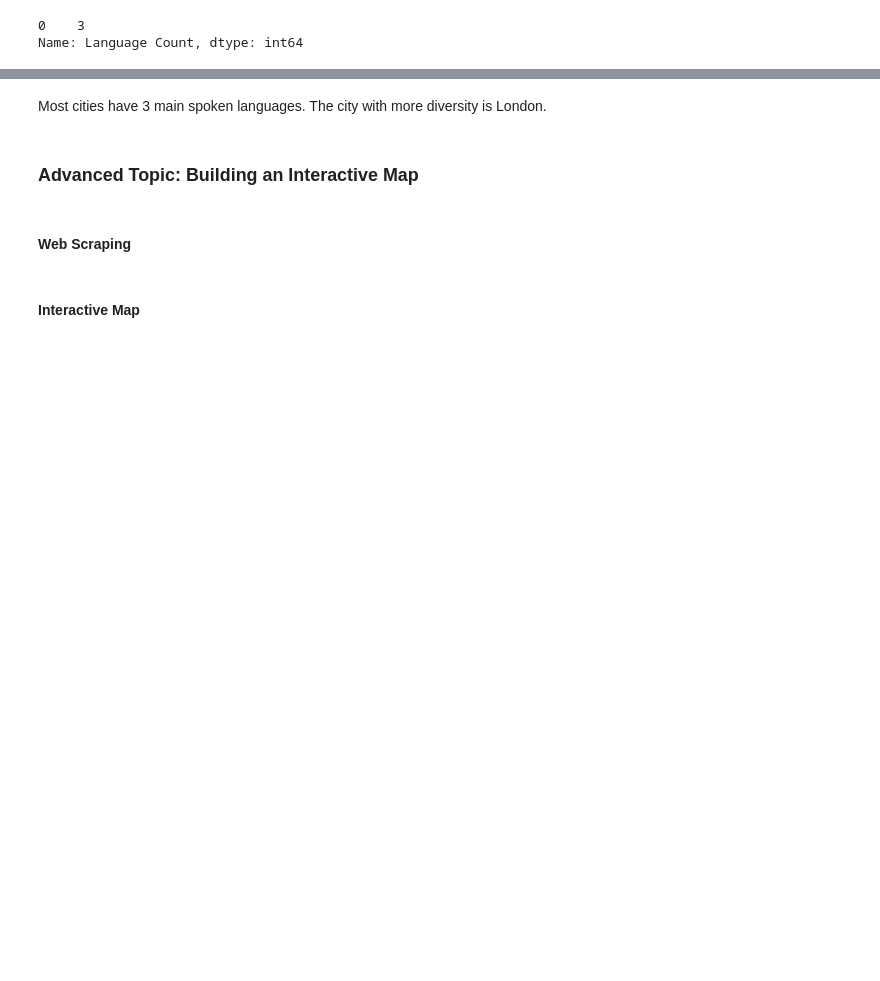
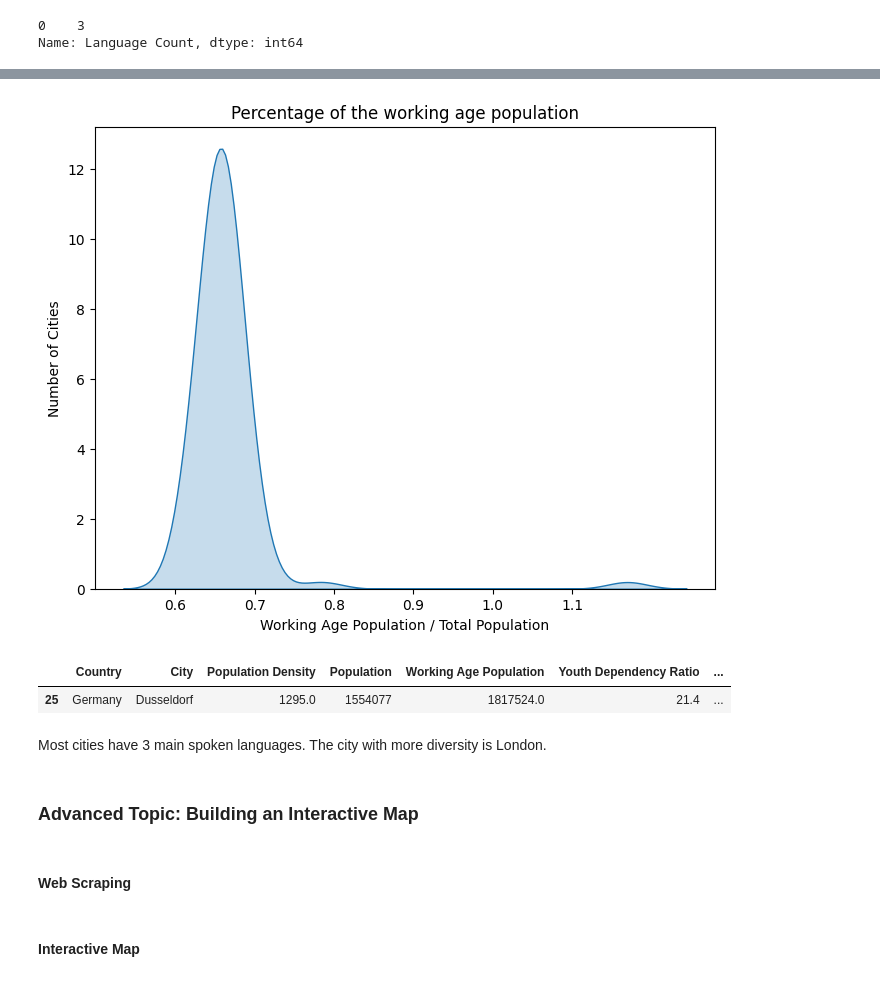
Before and after one commit to amdbsilva/Programming-for-Data-Science-Project, a Jupyter notebook: PDS_project.ipynb, the cells around one changed output, grey strips where cells are left out. Cells and saved outputs as stored; diff of their text form; code cells hidden in the pictures; blank space fills up the shorter version.

```diff
--- a/PDS_project.ipynb
+++ b/PDS_project.ipynb
@@ -620,0 +630,11 @@ Name: Language Count, dtype: int64
+# %%
+data_copy['working age population ratio'] = data_copy['Working Age Population'] / data_copy['Population']
+plt.figure(figsize=(8,6))
+sns.kdeplot(data_copy["working age population ratio"], fill=True)
+plt.title('Percentage of the working age population')
+plt.xlabel('Working Age Population / Total Population')
+plt.ylabel('Number of Cities')
+plt.xticks(np.arange(0.6, 1.1, 0.1))
+plt.show()
+# %% [output]
+[figure, added]
@@ -621,3 +645,8 @@ Name: Language Count, dtype: int64
+# %%
+data_copy[data_copy['Working Age Population'] > data_copy['Population']]
+# %% [output]
+|  | Country | City | Population Density | Population | Working Age Population | Youth Dependency Ratio | ... |
+| 25 | Germany | Dusseldorf | 1295.0 | 1554077 | 1817524.0 | 21.4 | ... |
 # %% [markdown]
 Most cities have 3 main spoken languages. The city with more diversity is London.
 # %% [markdown]
```
Also changed, not shown: parts of 9 cells of this notebook.
